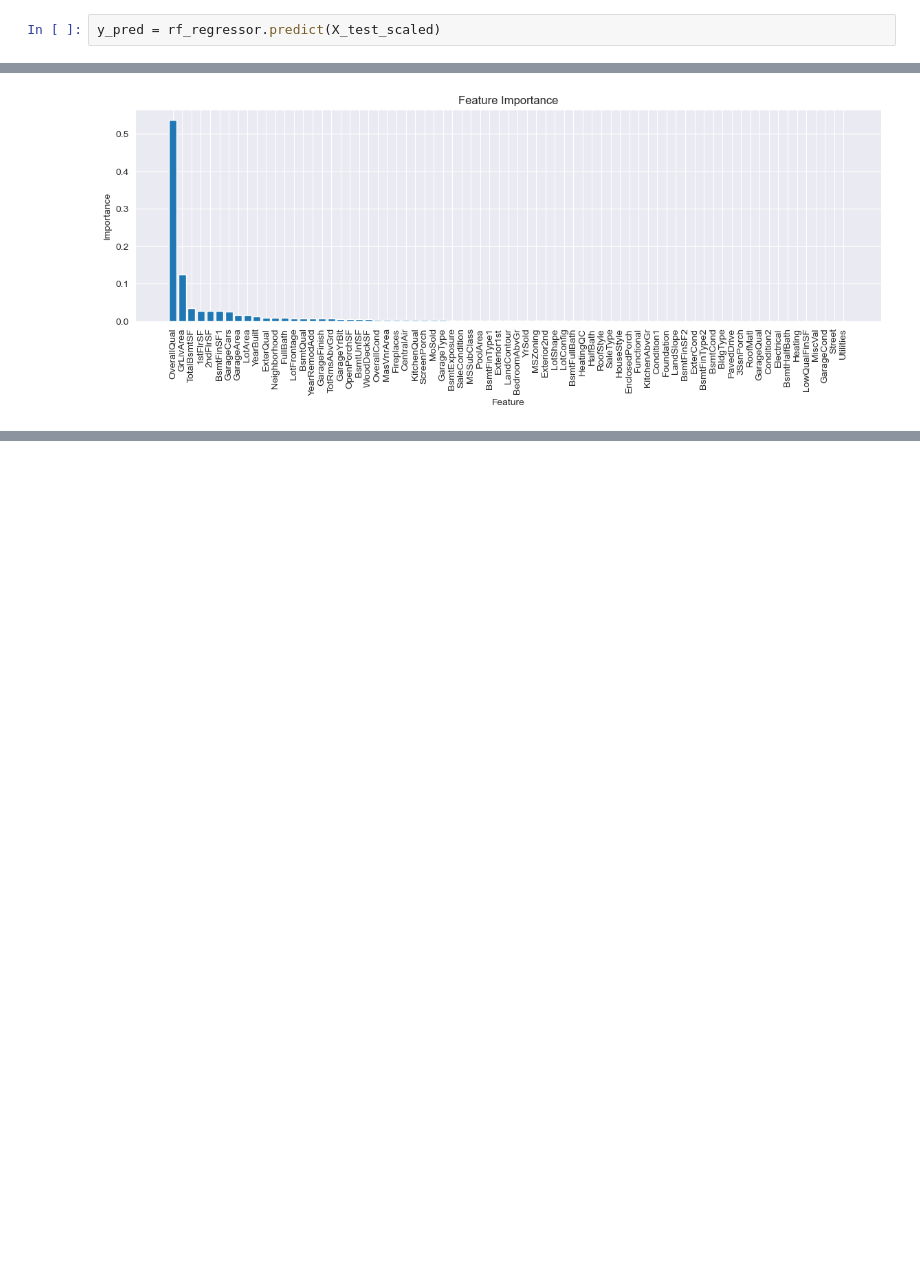
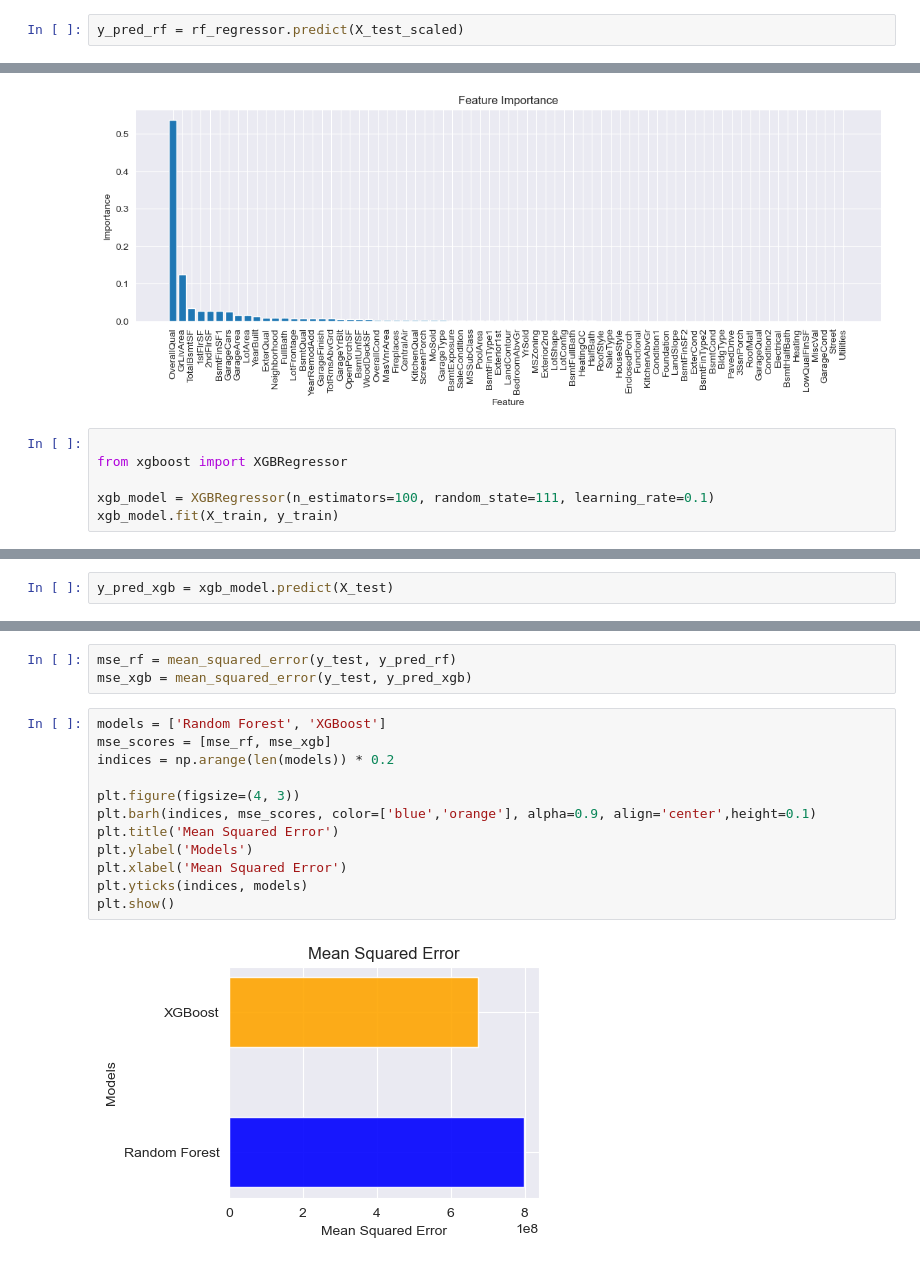
Before and after one commit to Mabinuv/project_hpp, a Jupyter notebook: Notebooks/Data study.ipynb, the cells around one changed output, grey strips where cells are left out. Saved outputs shown, nothing was run; the diff lists cells and outputs as text; blank space fills up the shorter version.

```diff
--- a/Notebooks/Data study.ipynb
+++ b/Notebooks/Data study.ipynb
@@ -248,7 +268,7 @@ rf_regressor.fit(X_train_scaled, y_train)
 # %% [output]
 RandomForestRegressor(max_features=70, n_estimators=1000, random_state=111)
 # %%
-y_pred = rf_regressor.predict(X_test_scaled)
+y_pred_rf = rf_regressor.predict(X_test_scaled)
 # %%
 from sklearn.metrics import mean_squared_error, mean_absolute_error, r2_score
 
@@ -311,3 +331,9 @@ plt.ylabel('Importance')
 plt.show()
 # %% [output]
 [figure]
+# %%
+
+from xgboost import XGBRegressor
+
+xgb_model = XGBRegressor(n_estimators=100, random_state=111, learning_rate=0.1)
+xgb_model.fit(X_train, y_train)
@@ -313,0 +352,2 @@ plt.show()
+# %%
+y_pred_xgb = xgb_model.predict(X_test)
@@ -313,0 +369,17 @@ plt.show()
+# %%
+mse_rf = mean_squared_error(y_test, y_pred_rf)
+mse_xgb = mean_squared_error(y_test, y_pred_xgb)
+# %%
+models = ['Random Forest', 'XGBoost']
+mse_scores = [mse_rf, mse_xgb]
+indices = np.arange(len(models)) * 0.2
+
+plt.figure(figsize=(4, 3))
+plt.barh(indices, mse_scores, color=['blue','orange'], alpha=0.9, align='center',height=0.1)
+plt.title('Mean Squared Error')
+plt.ylabel('Models')
+plt.xlabel('Mean Squared Error')
+plt.yticks(indices, models)
+plt.show()
+# %% [output]
+[figure, added]
```
Also changed, not shown: parts of 34 cells of this notebook.
